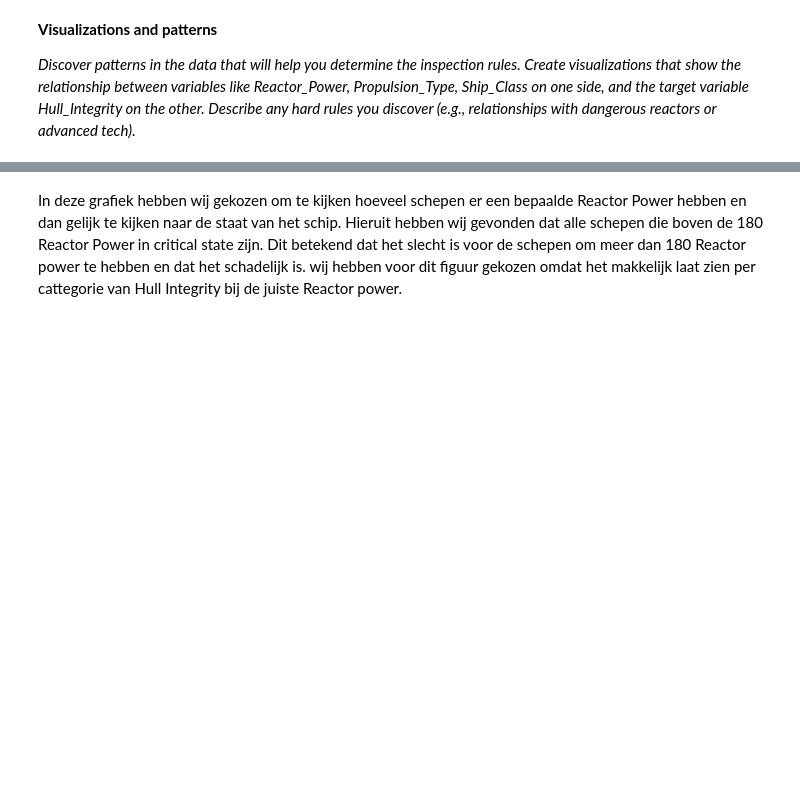
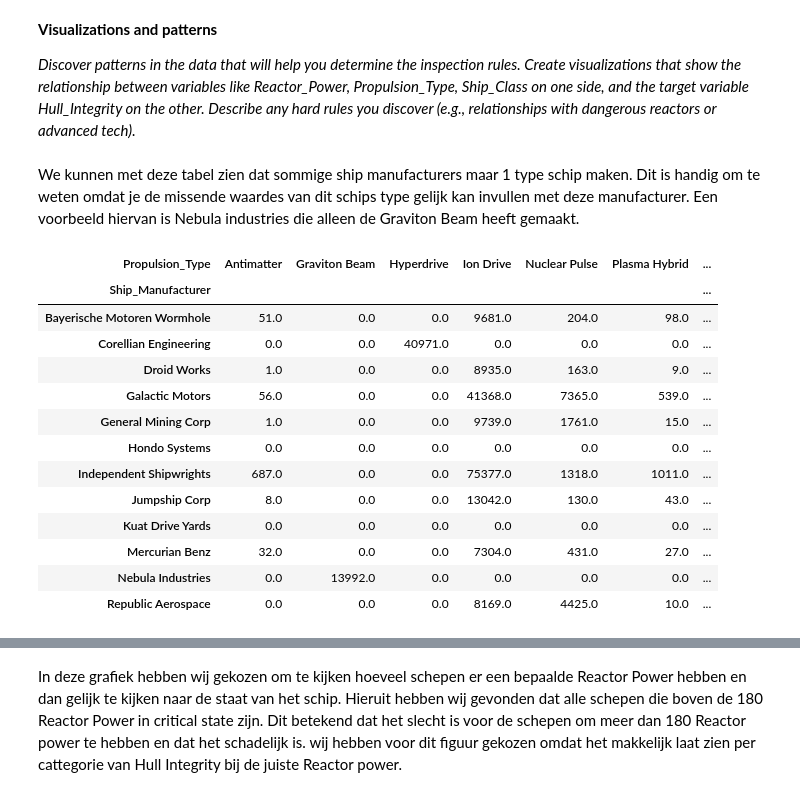
Before and after one commit to Jamie1111/DDD-Databazen-, a Jupyter notebook: assignment_template_it2.ipynb, the cells around one changed output, grey strips where cells are left out. Saved outputs shown, nothing was run; the diff lists cells and outputs as text; code cells hidden in the pictures; blank space fills up the shorter version.

```diff
--- a/assignment_template_it2.ipynb
+++ b/assignment_template_it2.ipynb
@@ -140,3 +140,22 @@ dtype: object
 **Visualizations and patterns**
 
 *Discover patterns in the data that will help you determine the inspection rules. Create visualizations that show the relationship between variables like Reactor_Power, Propulsion_Type, Ship_Class on one side, and the target variable Hull_Integrity on the other. Describe any hard rules you discover (e.g., relationships with dangerous reactors or advanced tech).*
+# %% [markdown]
+We kunnen met deze tabel zien dat sommige ship manufacturers maar 1 type schip maken. Dit is handig om te weten omdat je de missende waardes van dit schips type gelijk kan invullen met deze manufacturer. Een voorbeeld hiervan is Nebula industries die alleen de Graviton Beam heeft gemaakt.
+# %%
+df.groupby('Ship_Manufacturer')['Propulsion_Type'].value_counts().unstack().fillna(0)
+# %% [output]
+| Propulsion_Type | Antimatter | Graviton Beam | Hyperdrive | Ion Drive | Nuclear Pulse | Plasma Hybrid | ... |
+| Ship_Manufacturer |  |  |  |  |  |  | ... |
+| Bayerische Motoren Wormhole | 51.0 | 0.0 | 0.0 | 9681.0 | 204.0 | 98.0 | ... |
+| Corellian Engineering | 0.0 | 0.0 | 40971.0 | 0.0 | 0.0 | 0.0 | ... |
+| Droid Works | 1.0 | 0.0 | 0.0 | 8935.0 | 163.0 | 9.0 | ... |
+| Galactic Motors | 56.0 | 0.0 | 0.0 | 41368.0 | 7365.0 | 539.0 | ... |
+| General Mining Corp | 1.0 | 0.0 | 0.0 | 9739.0 | 1761.0 | 15.0 | ... |
+| Hondo Systems | 0.0 | 0.0 | 0.0 | 0.0 | 0.0 | 0.0 | ... |
+| Independent Shipwrights | 687.0 | 0.0 | 0.0 | 75377.0 | 1318.0 | 1011.0 | ... |
+| Jumpship Corp | 8.0 | 0.0 | 0.0 | 13042.0 | 130.0 | 43.0 | ... |
+| Kuat Drive Yards | 0.0 | 0.0 | 0.0 | 0.0 | 0.0 | 0.0 | ... |
+| Mercurian Benz | 32.0 | 0.0 | 0.0 | 7304.0 | 431.0 | 27.0 | ... |
+| Nebula Industries | 0.0 | 13992.0 | 0.0 | 0.0 | 0.0 | 0.0 | ... |
+| Republic Aerospace | 0.0 | 0.0 | 0.0 | 8169.0 | 4425.0 | 10.0 | ... |
```
Also changed, not shown: parts of 10 cells of this notebook.
